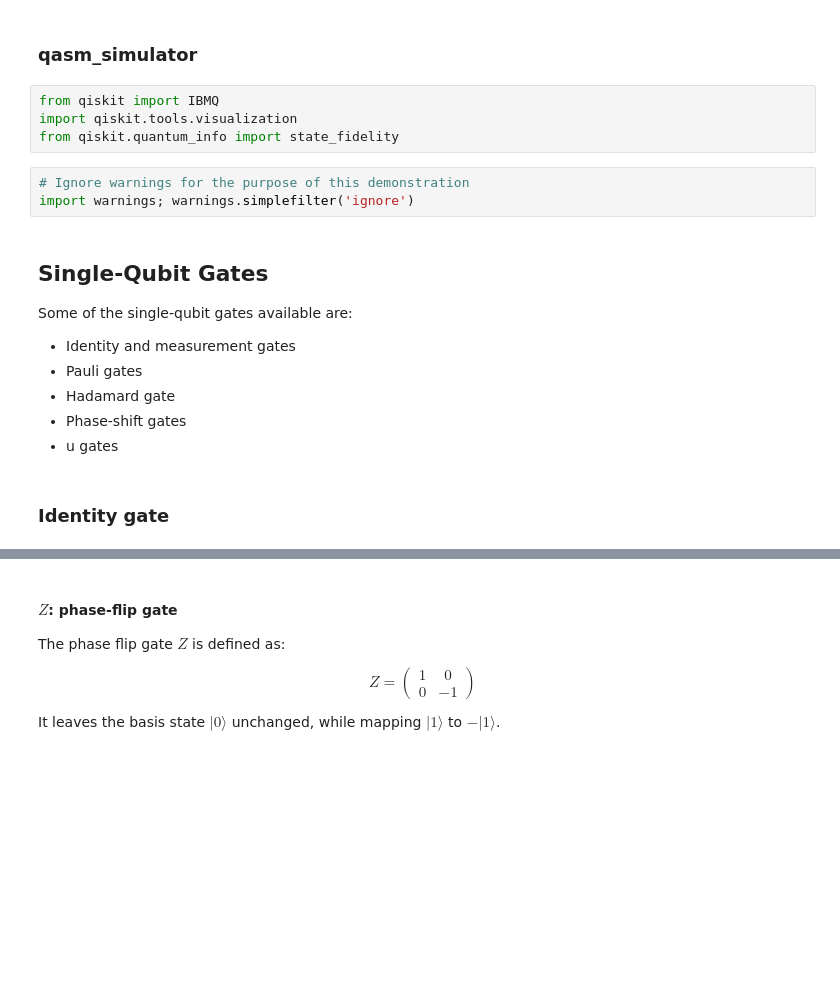
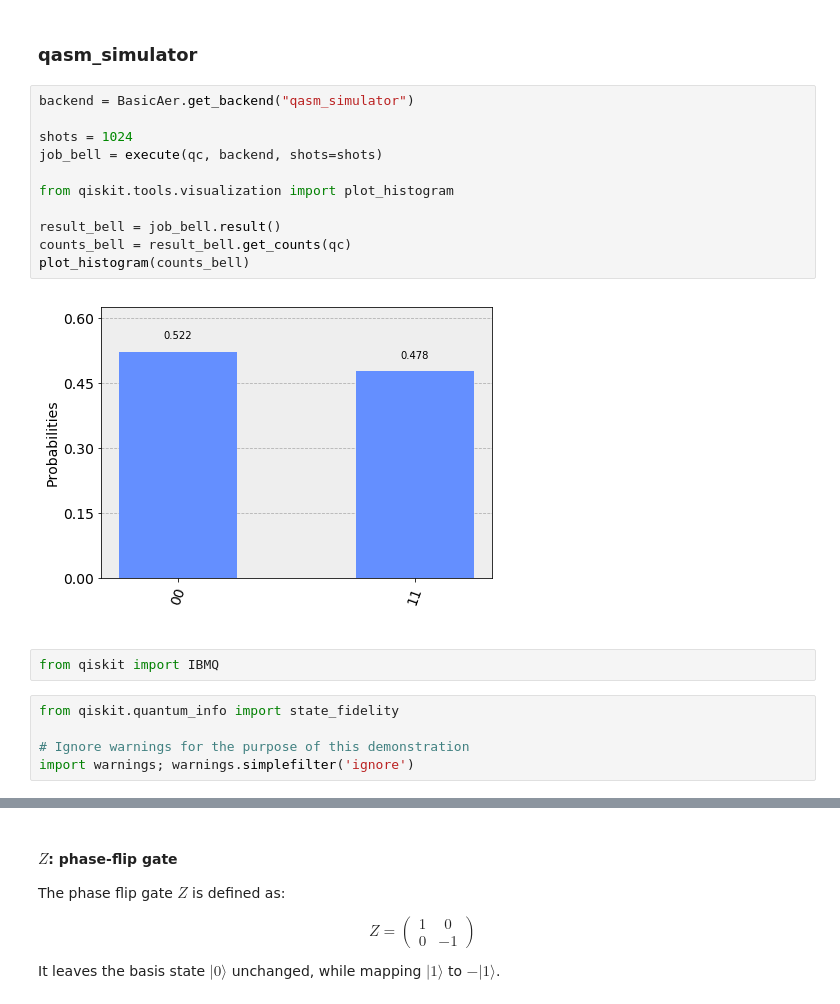
Before and after one commit to afonsofr/Qiskit_hands_on, a Jupyter notebook: basics.ipynb, the cells around one changed output, grey strips where cells are left out. Saved outputs shown, nothing was run; the diff lists cells and outputs as text; blank space fills up the shorter version.

```diff
--- a/basics.ipynb
+++ b/basics.ipynb
@@ -285,21 +291,25 @@ plot_bloch_multivector(bloch_bell)
 [figure]
 # %% [markdown]
 ### qasm_simulator
+# %%
+backend = BasicAer.get_backend("qasm_simulator")
+
+shots = 1024
+job_bell = execute(qc, backend, shots=shots)
+
+from qiskit.tools.visualization import plot_histogram
+
+result_bell = job_bell.result()
+counts_bell = result_bell.get_counts(qc)
+plot_histogram(counts_bell)
+# %% [output]
+[figure, added]
+# %% [markdown]
+<a id = 'ibmq_provider'></a>
 # %%
 from qiskit import IBMQ
-import qiskit.tools.visualization
-from qiskit.quantum_info import state_fidelity
 # %%
+from qiskit.quantum_info import state_fidelity
+
 # Ignore warnings for the purpose of this demonstration
 import warnings; warnings.simplefilter('ignore')
-# %% [markdown]
-## Single-Qubit Gates<a id='quantum_operations'></a>
-
-Some of the single-qubit gates available are:
-- Identity and measurement gates
-- Pauli gates
-- Hadamard gate
-- Phase-shift gates
-- u gates
-# %% [markdown]
-### Identity gate
```
Also changed, not shown: parts of 17 cells of this notebook.
